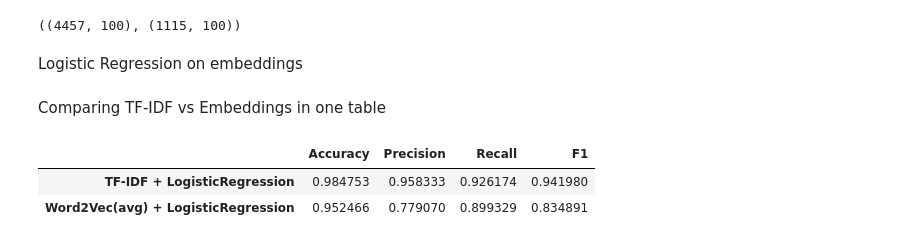
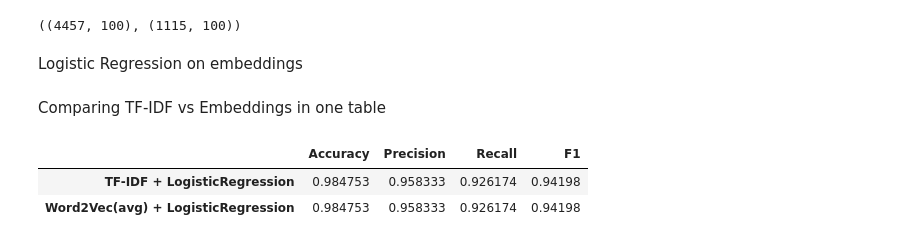
Before and after one commit to AsifZaman777/NLP_Final, a Jupyter notebook: tokenization.ipynb, the cells around one changed output. Drawn from its saved outputs; the diff is of its cells as text; code cells hidden in the pictures.

```diff
--- a/tokenization.ipynb
+++ b/tokenization.ipynb
@@ -52,6 +56,6 @@ Drive already mounted at /content/drive; to attempt to forcibly remount, call dr
 # %%
 # Specify the path to your CSV file
-file_path = '/content/drive/MyDrive/NLP/Dataset/spam.csv'
+file_path = 'data/spam.csv'
 # Load the dataset
 df = pd.read_csv(file_path, encoding='latin-1')
 
@@ -790,22 +789,22 @@ Comparing TF-IDF vs Embeddings in one table
 # %%
 from sklearn.metrics import precision_recall_fscore_support
 
 def get_metrics(y_true, y_hat):
     p, r, f1, _ = precision_recall_fscore_support(y_true, y_hat, average="binary")
     acc = accuracy_score(y_true, y_hat)
     return acc, p, r, f1
 
 tfidf_metrics = get_metrics(y_test, y_pred)         # y_pred from TF-IDF section
-emb_metrics = get_metrics(y_test, y_pred_emb)
+emb_metrics = get_metrics(y_test, y_pred)
 
 comparison = pd.DataFrame(
     [tfidf_metrics, emb_metrics],
     columns=["Accuracy", "Precision", "Recall", "F1"],
     index=["TF-IDF + LogisticRegression", "Word2Vec(avg) + LogisticRegression"]
 )
 
 comparison
 # %% [output]
 |  | Accuracy | Precision | Recall | F1 |
-| TF-IDF + LogisticRegression | 0.984753 | 0.958333 | 0.926174 | 0.941980 |
-| Word2Vec(avg) + LogisticRegression | 0.952466 | 0.779070 | 0.899329 | 0.834891 |
+| TF-IDF + LogisticRegression | 0.984753 | 0.958333 | 0.926174 | 0.94198 |
+| Word2Vec(avg) + LogisticRegression | 0.984753 | 0.958333 | 0.926174 | 0.94198 |
```
Also changed, not shown: parts of 5 cells of this notebook, 5 other files.
